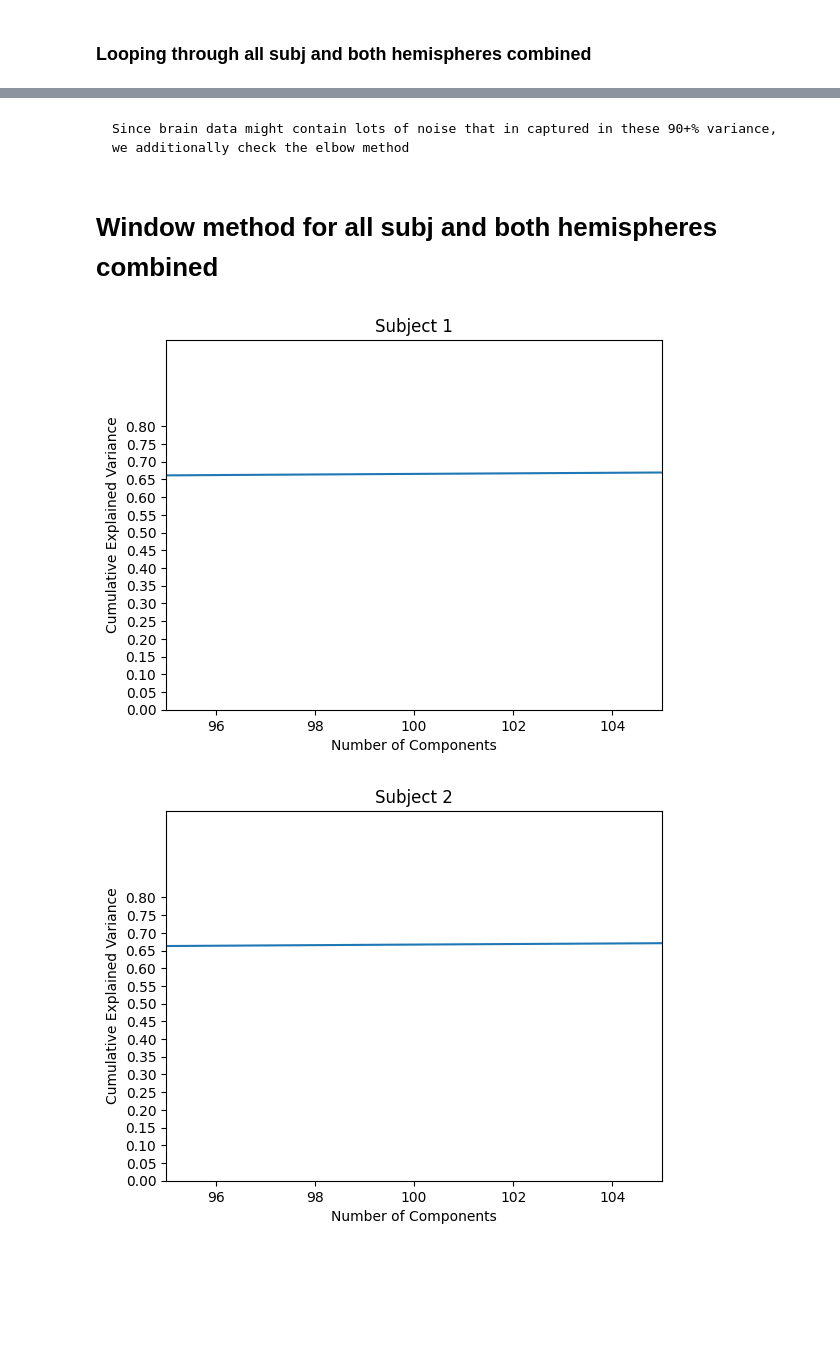
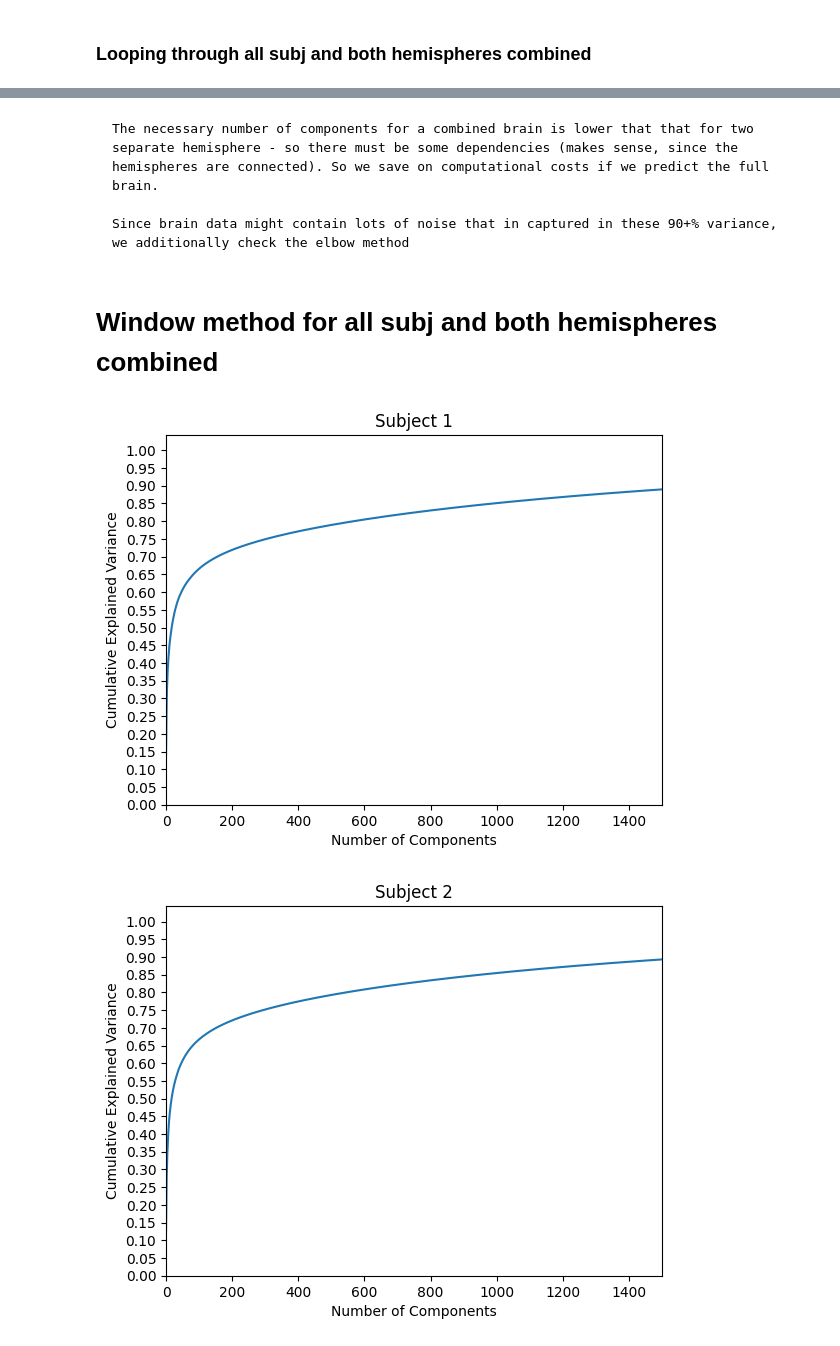
Before and after one commit to RaghavVacher/aml_project_2023, a Jupyter notebook: hand-in/Exploration/PCA_exploration.ipynb, the cells around one changed output, grey strips where cells are left out. Saved outputs shown, nothing was run; the diff lists cells and outputs as text; code cells hidden in the pictures; blank space fills up the shorter version.

```diff
--- a/hand-in/Exploration/PCA_exploration.ipynb
+++ b/hand-in/Exploration/PCA_exploration.ipynb
@@ -33,8 +33,8 @@ for subject in range(1,8+1):
     subj.append(str(subject))
     #load data
     path = '/Users/emilykruger/Documents/GitHub/aml_project_2023/data/training_split/subj0' + str(subject)
-    data_lh = np.load(path + 'training_fmri/lh_training_fmri.npy')
-    data_rh = np.load(path + '/training_fmri/rh_training_fmri.npy')
+    data_lh = np.load(path + '/training_fmri/lh_train_fmri.npy')
+    data_rh = np.load(path + '/training_fmri/rh_train_fmri.npy')
 
     #PCA_rh
     pca_rh = PCA(n_components=data_rh.shape[0])
@@ -106,8 +106,8 @@ for subject in range(1,8+1):
     subj.append(str(subject))
     #load data
     path = '/Users/emilykruger/Documents/GitHub/aml_project_2023/data/training_split/subj0' + str(subject)
-    data_lh = np.load(path + 'training_fmri/lh_training_fmri.npy')
-    data_rh = np.load(path + '/training_fmri/rh_training_fmri.npy')
+    data_lh = np.load(path + '/training_fmri/lh_train_fmri.npy')
+    data_rh = np.load(path + '/training_fmri/rh_train_fmri.npy')
     #concat both hemispheres
     brain = np.concatenate((data_lh, data_rh), axis = 1)
 
@@ -153,33 +153,36 @@ Number of Components for 90%: 1900
 # %% [markdown]
+    The necessary number of components for a combined brain is lower that that for two separate hemisphere - so there must be some dependencies (makes sense, since the  hemispheres are connected). So we save on computational costs if we predict the full brain.
+
     Since brain data might contain lots of noise that in captured in these 90+% variance, we additionally check the elbow method
 # %% [markdown]
 # Window method for all subj and both hemispheres combined
 # %%
-subj = []
+variance = {}
 
 #loop thorugh each subject to perform PCA on both hemipsheres combined
 for subject in range(1,8+1):
-    subj.append(str(subject))
+    sub = f'subject {subject}'
     #load data
     path = '/Users/emilykruger/Documents/GitHub/aml_project_2023/data/training_split/subj0' + str(subject)
-    data_lh = np.load(path + 'training_fmri/lh_training_fmri.npy')
-    data_rh = np.load(path + '/training_fmri/rh_training_fmri.npy')
+    data_lh = np.load(path + '/training_fmri/lh_train_fmri.npy')
+    data_rh = np.load(path + '/training_fmri/rh_train_fmri.npy')
     #concat both hemispheres
     brain = np.concatenate((data_lh, data_rh), axis = 1)
 
     #PCA
     pca_brain = PCA(n_components=brain.shape[0])
     pca_brain.fit(brain)
     brain_transform = pca_brain.transform(brain)
 
+    variance[sub] = np.cumsum(pca_brain.explained_variance_ratio_)
     #plot but  explained variance ratio zoomed in on num_components 0-1500
     plt.plot(np.cumsum(pca_brain.explained_variance_ratio_))
     plt.xlabel('Number of Components')
     plt.xlim(0, 1500)
     plt.ylabel('Cumulative Explained Variance')
-    plt.yticks(np.arange(0, .85, 0.05))
+    plt.yticks(np.arange(0, 1.05, 0.05))
     plt.title(f'Subject {subject}')
     plt.show()
 # %% [output]
-[figure, old version]
+[figure, new version]
-[figure, old version]
+[figure, new version]
```
Also changed, not shown: parts of 8 cells of this notebook.
